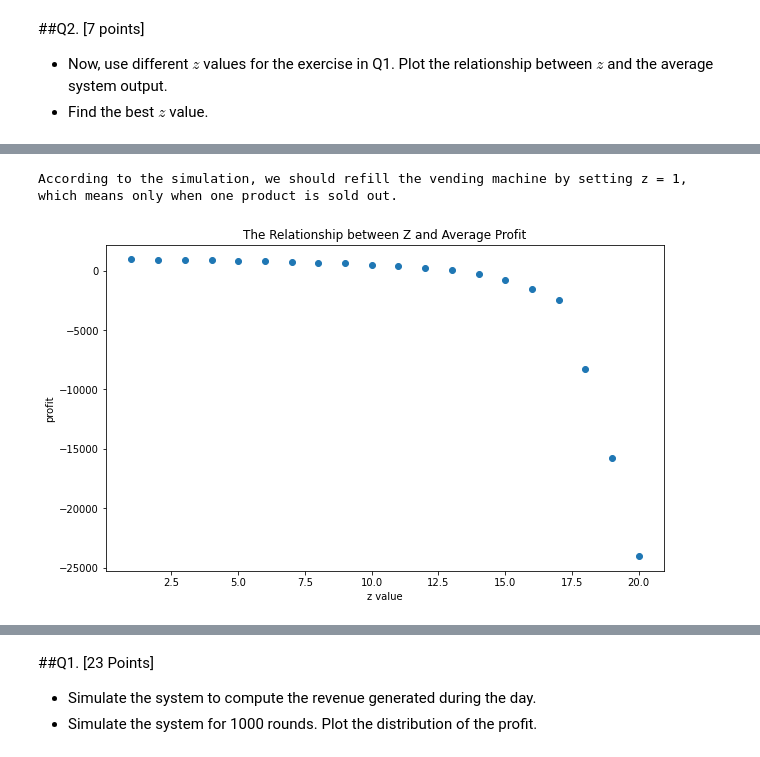
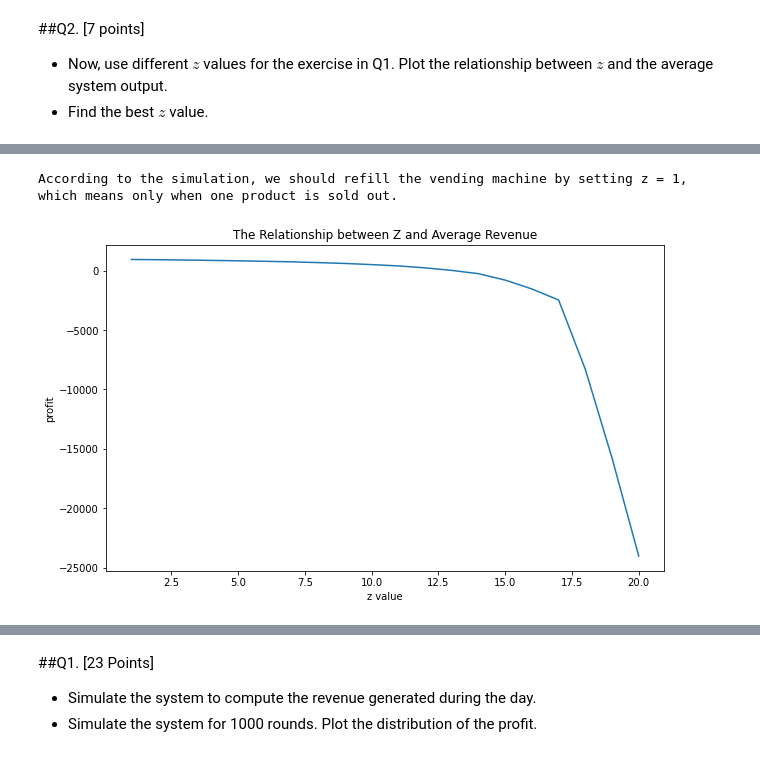
Before and after one commit to r50206v/E4404-Simulation, a Jupyter notebook: hw/Yi_Ping_Tseng_HW5_(IEOR_4404_Fall_2020).ipynb, the cells around one changed output, grey strips where cells are left out. Drawn from its saved outputs; the diff is of its cells as text; code cells hidden in the pictures.

```diff
--- a/hw/Yi_Ping_Tseng_HW5_(IEOR_4404_Fall_2020).ipynb
+++ b/hw/Yi_Ping_Tseng_HW5_(IEOR_4404_Fall_2020).ipynb
@@ -263,0 +231,4 @@ for _ in range(100):
+# %%
+z = 4
+T = 24 * 7
+profitList, costList, customer_request = simulation(z, T, True)
@@ -270,18 +267,3 @@ np.mean(profitList)
 
 * Now, use different $z$ values for the exercise in Q1. Plot the relationship between $z$ and the average system output.
 * Find the best $z$ value.
-# %%
-avgProfitList = []
-for z in range(1, 21, 1):
-
-  profitList = []
-  for _ in range(100):
-    profit = 0
-    env = simpy.Environment()
-    env.process(arrival())
-    desk = simpy.Resource(env, capacity=1)
-    env.run(until=T)
-
-    profitList.append(profit)
-
-  avgProfitList.append(np.mean(profitList))
@@ -310,0 +270,20 @@ avgProfitList
+# %%
+T = 24 * 7
+
+avgRevenueList = []
+avgProfitList = []
+avgCostList = []
+for z in range(1, 21, 1):
+
+  revenueList = []
+  profitList = []
+  costList = []
+  for _ in range(100):
+    p, c = simulation(z, T)
+    revenueList.append(sum(p) - sum(c))
+    profitList.append(sum(p))
+    costList.append(sum(c))
+
+  avgRevenueList.append(np.mean(revenueList))
+  avgProfitList.append(np.mean(profitList))
+  avgCostList.append(np.mean(costList))
@@ -311,15 +314,15 @@ avgProfitList
 # %%
 plt.figure(figsize=(10, 6))
-plt.scatter(list(range(1, 21, 1)), avgProfitList)
+plt.plot(list(range(1, 21, 1)), avgRevenueList)
 plt.xlabel('z value')
 plt.ylabel('profit')
-plt.title('The Relationship between Z and Average Profit')
+plt.title('The Relationship between Z and Average Revenue')
 
 print('According to the simulation, we should refill the vending machine by setting z = 1, \nwhich means only when one product is sold out.\n\n')
 # %% [output]
 According to the simulation, we should refill the vending machine by setting z = 1,
 which means only when one product is sold out.
-[figure, old version]
+[figure, new version]
 # %% [markdown]
 # Exercise 3 [30 Points]
 
```
Also changed, not shown: parts of 22 cells of this notebook.
